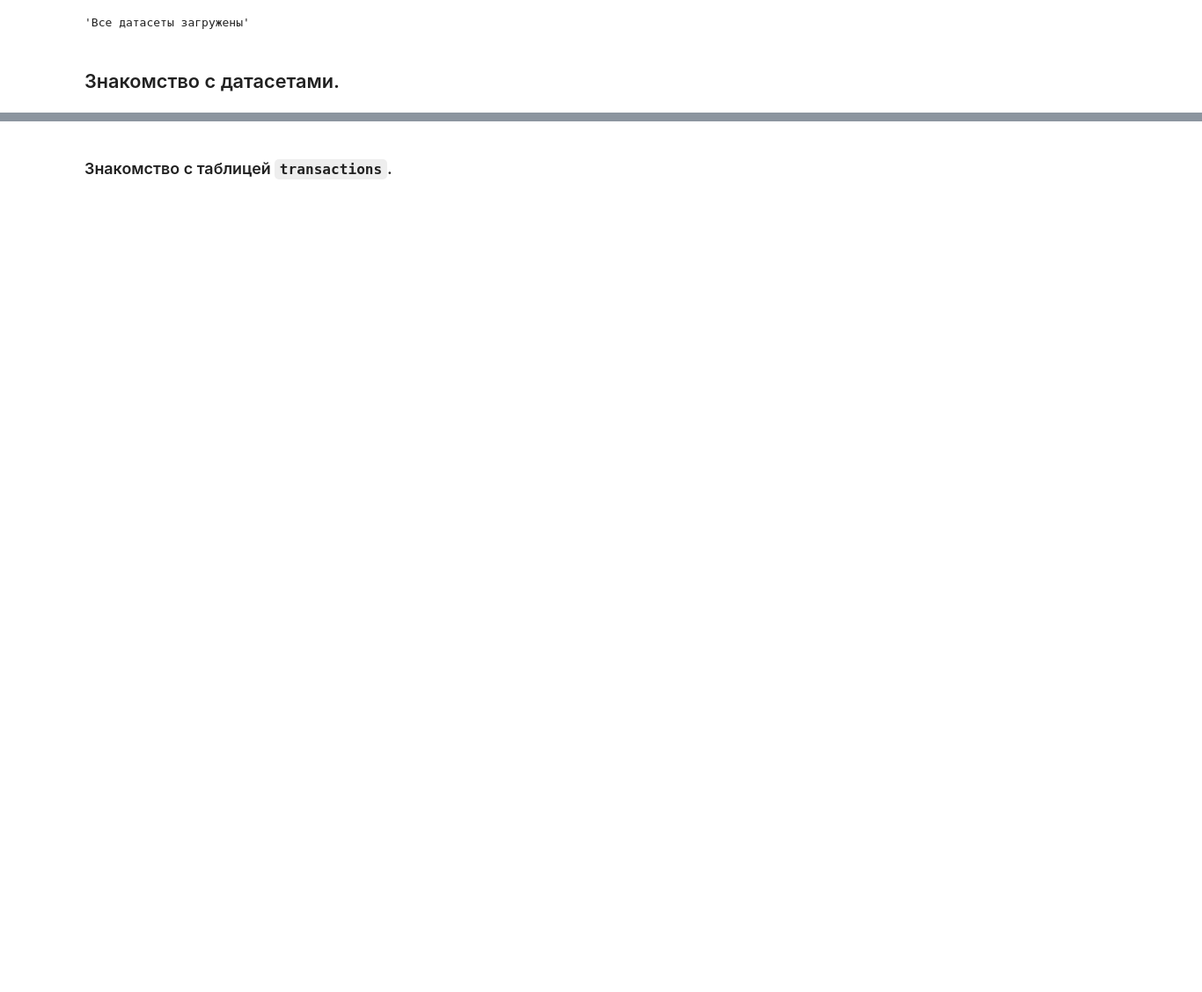
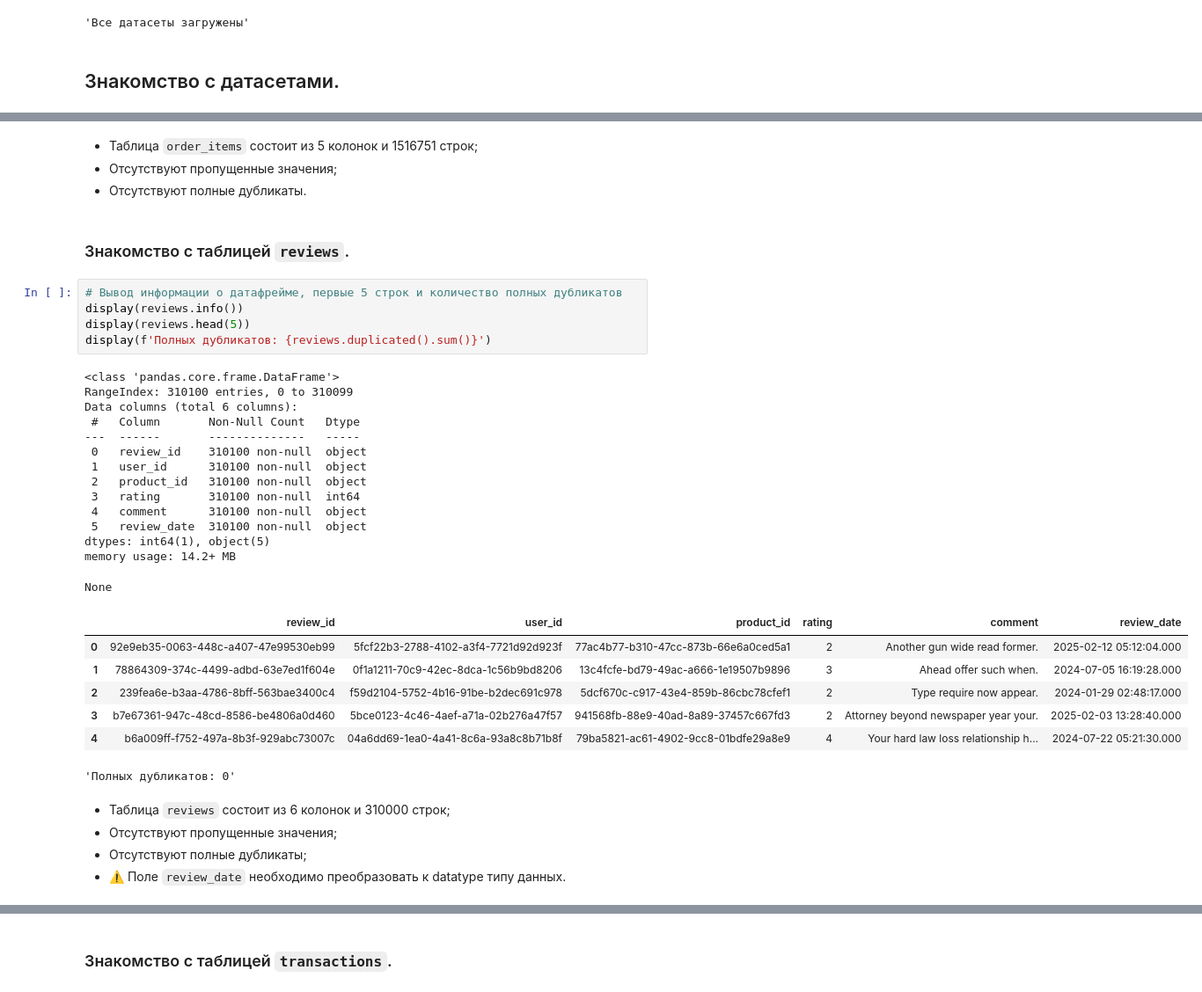
Before and after one commit to margoikonstantinova/marketplace-analytics, a Jupyter notebook: preprocessing/preprocessing.ipynb, the cells around one changed output, grey strips where cells are left out. Shown at 88% size. Drawn from its saved outputs; the diff is of its cells as text; blank space fills up the shorter version.

```diff
--- a/preprocessing/preprocessing.ipynb
+++ b/preprocessing/preprocessing.ipynb
@@ -28,0 +132,38 @@ display('Все датасеты загружены')
+# %% [markdown]
+* Таблица `order_items` состоит из 5 колонок и 1516751 строк;
+* Отсутствуют пропущенные значения;
+* Отсутствуют полные дубликаты.
+# %% [markdown]
+### Знакомство с таблицей `reviews`.
+# %%
+# Вывод информации о датафрейме, первые 5 строк и количество полных дубликатов
+display(reviews.info())
+display(reviews.head(5))
+display(f'Полных дубликатов: {reviews.duplicated().sum()}')
+# %% [output]
+<class 'pandas.core.frame.DataFrame'>
+RangeIndex: 310100 entries, 0 to 310099
+Data columns (total 6 columns):
+ #   Column       Non-Null Count   Dtype
+---  ------       --------------   -----
+ 0   review_id    310100 non-null  object
+ 1   user_id      310100 non-null  object
+ 2   product_id   310100 non-null  object
+ 3   rating       310100 non-null  int64
+ 4   comment      310100 non-null  object
+ 5   review_date  310100 non-null  object
+dtypes: int64(1), object(5)
+memory usage: 14.2+ MB
+None
+|  | review_id | user_id | product_id | rating | comment | review_date |
+| 0 | 92e9eb35-0063-448c-a407-47e99530eb99 | 5fcf22b3-2788-4102-a3f4-7721d92d923f | 77ac4b77-b310-47cc-873b-66e6a0ced5a1 | 2 | Another gun wide read former. | 2025-02-12 05:12:04.000 |
+| 1 | 78864309-374c-4499-adbd-63e7ed1f604e | 0f1a1211-70c9-42ec-8dca-1c56b9bd8206 | 13c4fcfe-bd79-49ac-a666-1e19507b9896 | 3 | Ahead offer such when. | 2024-07-05 16:19:28.000 |
+| 2 | 239fea6e-b3aa-4786-8bff-563bae3400c4 | f59d2104-5752-4b16-91be-b2dec691c978 | 5dcf670c-c917-43e4-859b-86cbc78cfef1 | 2 | Type require now appear. | 2024-01-29 02:48:17.000 |
+| 3 | b7e67361-947c-48cd-8586-be4806a0d460 | 5bce0123-4c46-4aef-a71a-02b276a47f57 | 941568fb-88e9-40ad-8a89-37457c667fd3 | 2 | Attorney beyond newspaper year your. | 2025-02-03 13:28:40.000 |
+| 4 | b6a009ff-f752-497a-8b3f-929abc73007c | 04a6dd69-1ea0-4a41-8c6a-93a8c8b71b8f | 79ba5821-ac61-4902-9cc8-01bdfe29a8e9 | 4 | Your hard law loss relationship h... | 2024-07-22 05:21:30.000 |
+'Полных дубликатов: 0'
+# %% [markdown]
+* Таблица `reviews` состоит из 6 колонок и 310000 строк;
+* Отсутствуют пропущенные значения;
+* Отсутствуют полные дубликаты;
+* ⚠️ Поле `review_date` необходимо преобразовать к datatype типу данных.
```
Also changed, not shown: parts of 23 cells of this notebook.
